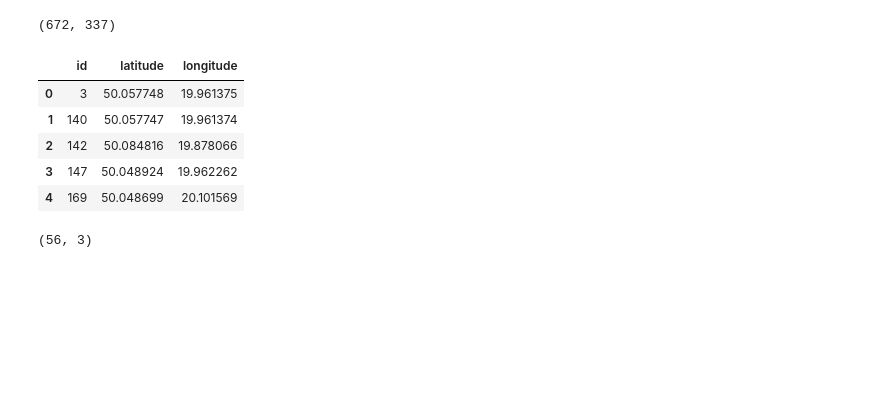
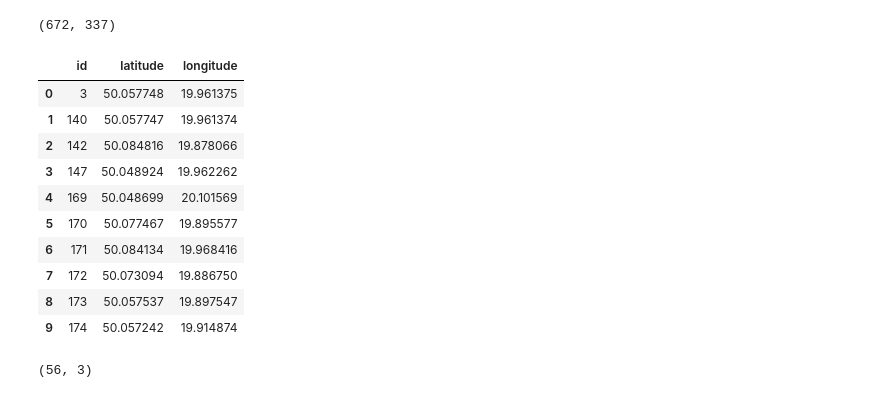
Before and after one commit to Joanna0512/smog_krakowski, a Jupyter notebook: smog_w_krakowie.ipynb, the cells around one changed output. Cells and saved outputs as stored; diff of their text form; code cells hidden in the pictures; blank space fills up the shorter version.

```diff
--- a/smog_w_krakowie.ipynb
+++ b/smog_w_krakowie.ipynb
@@ -95,14 +113,19 @@ feb.shape
 # %% [output]
 (672, 337)
 # %%
-sensor_loc.head()
+sensor_loc.head(10)
 # %% [output]
 |  | id | latitude | longitude |
 | 0 | 3 | 50.057748 | 19.961375 |
 | 1 | 140 | 50.057747 | 19.961374 |
 | 2 | 142 | 50.084816 | 19.878066 |
 | 3 | 147 | 50.048924 | 19.962262 |
 | 4 | 169 | 50.048699 | 20.101569 |
+| 5 | 170 | 50.077467 | 19.895577 |
+| 6 | 171 | 50.084134 | 19.968416 |
+| 7 | 172 | 50.073094 | 19.886750 |
+| 8 | 173 | 50.057537 | 19.897547 |
+| 9 | 174 | 50.057242 | 19.914874 |
 # %%
 sensor_loc.shape
 # %% [output]
```
Also changed, not shown: parts of 16 cells of this notebook.
